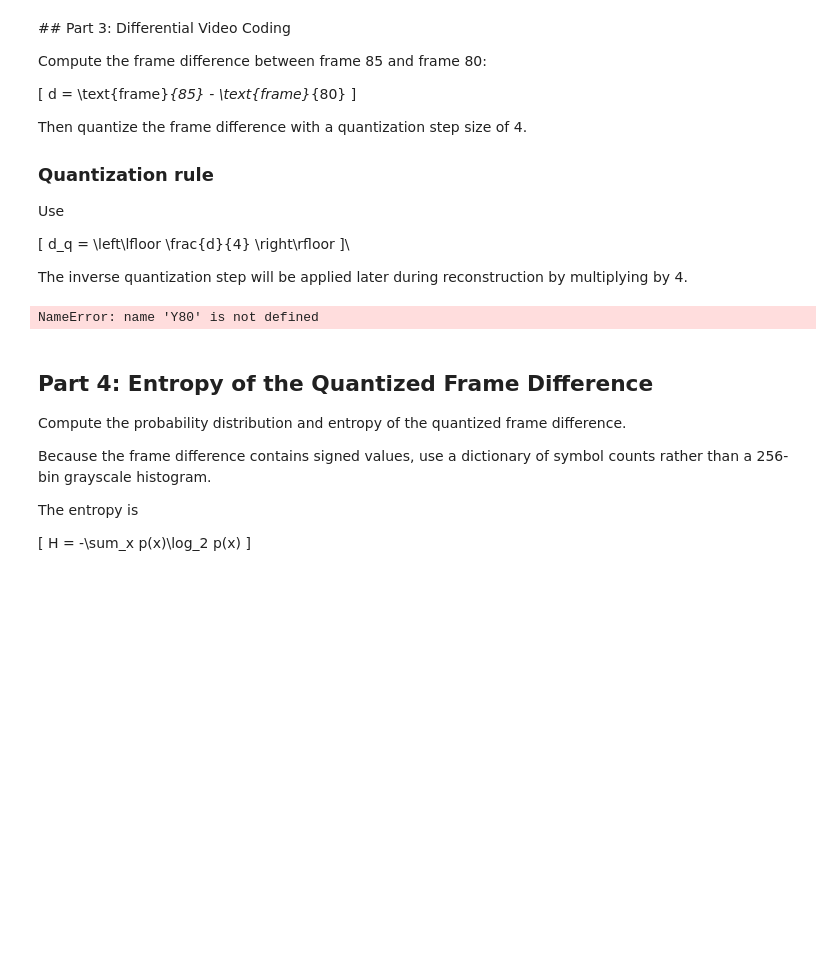
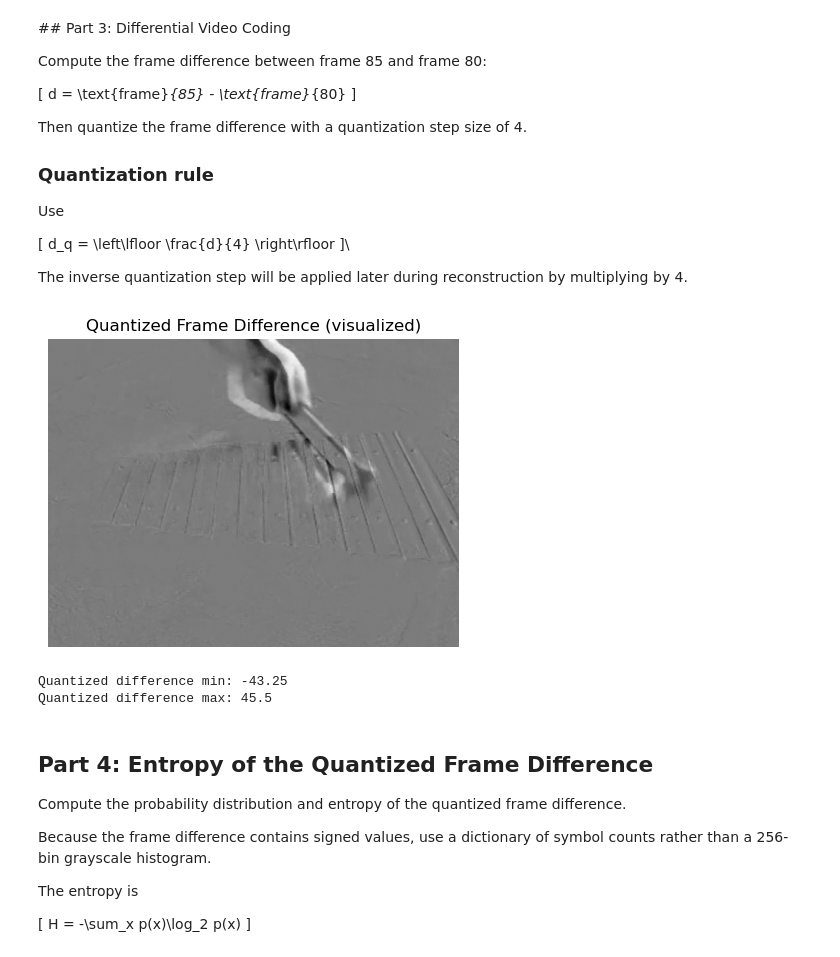
Before and after one commit to erikesshagen/DM1580-Video-Technology, a Jupyter notebook: Lab3/Lab3_2026_Quantization_and_Predictive_Coding.ipynb, the cells around one changed output. Cells and saved outputs as stored; diff of their text form; code cells hidden in the pictures; blank space fills up the shorter version.

```diff
--- a/Lab3/Lab3_2026_Quantization_and_Predictive_Coding.ipynb
+++ b/Lab3/Lab3_2026_Quantization_and_Predictive_Coding.ipynb
@@ -206,35 +209,37 @@ The inverse quantization step will be applied later during reconstruction by mul
 # %%
 def Diffimage(frame1, frame2):
     """Compute quantized frame difference d_q = floor((frame2-frame1)/4)."""
     frame1 = frame1.astype(np.float32)
     frame2 = frame2.astype(np.float32)
 
     # TODO: compute frame difference
-    diff = ...
+    diff = frame2 - frame1
 
     # TODO: quantize with step size 4
-    quantized_diff = ...
+    quantized_diff = diff / 4
     return quantized_diff
 
 diff_q = Diffimage(Y80, Y85)
 
 # For visualization only: shift values to visible range
 diff_vis = diff_q.astype(np.float32)
 diff_vis = diff_vis - diff_vis.min()
 if diff_vis.max() > 0:
     diff_vis = diff_vis / diff_vis.max() * 255.0
 diff_vis = diff_vis.astype(np.uint8)
 
 plt.figure(figsize=(6, 4))
 plt.imshow(diff_vis, cmap="gray")
 plt.title("Quantized Frame Difference (visualized)")
 plt.axis("off")
 plt.show()
 
 print("Quantized difference min:", diff_q.min())
 print("Quantized difference max:", diff_q.max())
 # %% [output]
+[figure, added]
-NameError: name 'Y80' is not defined
+Quantized difference min: -43.25
+Quantized difference max: 45.5
 # %% [markdown]
 ## Part 4: Entropy of the Quantized Frame Difference
 
```
Also changed, not shown: parts of 10 cells of this notebook, 1 other file.
